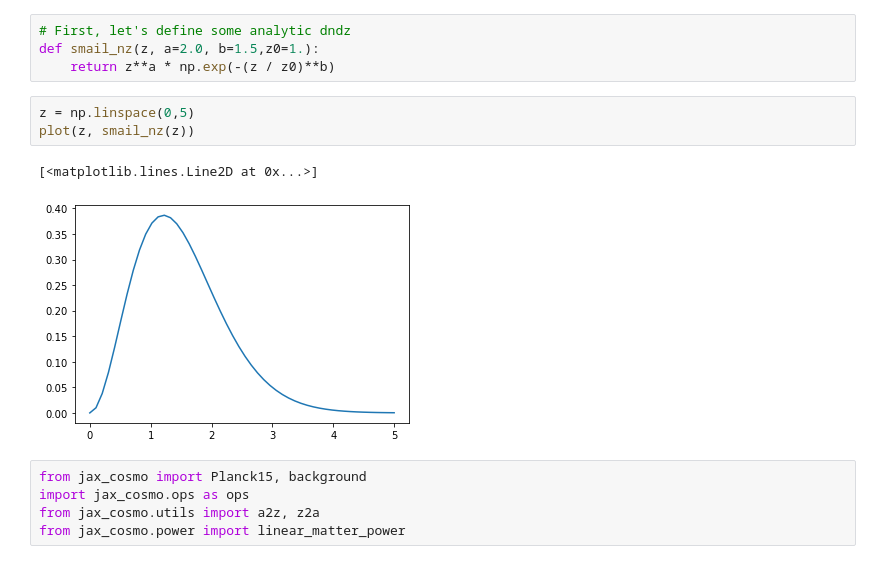
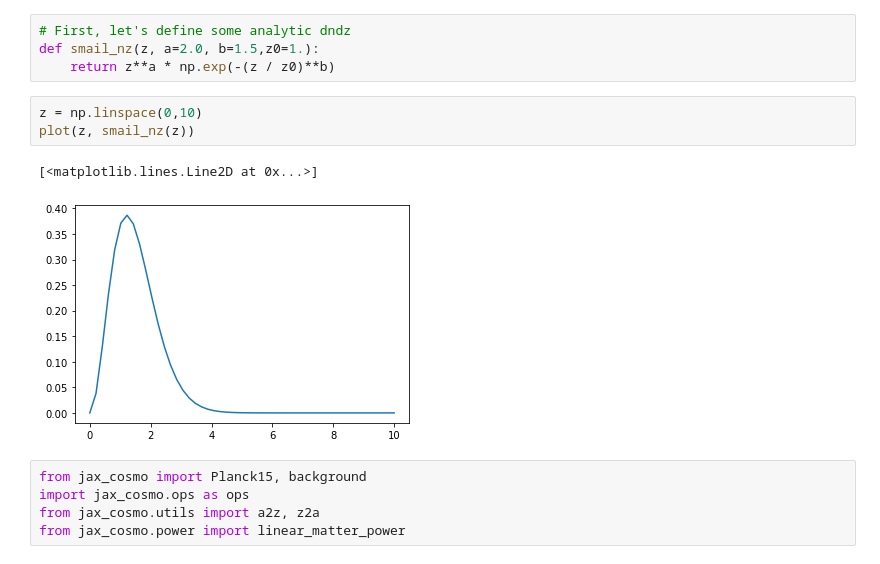
Before and after one commit to DifferentiableUniverseInitiative/jax_cosmo, a Jupyter notebook: notebooks/Lensing.ipynb, the cells around one changed output. Drawn from its saved outputs; the diff is of its cells as text.

```diff
--- a/notebooks/Lensing.ipynb
+++ b/notebooks/Lensing.ipynb
@@ -13,11 +13,11 @@ Populating the interactive namespace from numpy and matplotlib
 def smail_nz(z, a=2.0, b=1.5,z0=1.):
     return z**a * np.exp(-(z / z0)**b)
 # %%
-z = np.linspace(0,5)
+z = np.linspace(0,10)
 plot(z, smail_nz(z))
 # %% [output]
 [<matplotlib.lines.Line2D at 0x...>]
-[figure, old version]
+[figure, new version]
 # %%
 from jax_cosmo import Planck15, background
 import jax_cosmo.ops as ops
```
Also changed, not shown: parts of 24 cells of this notebook, 3 other files.
